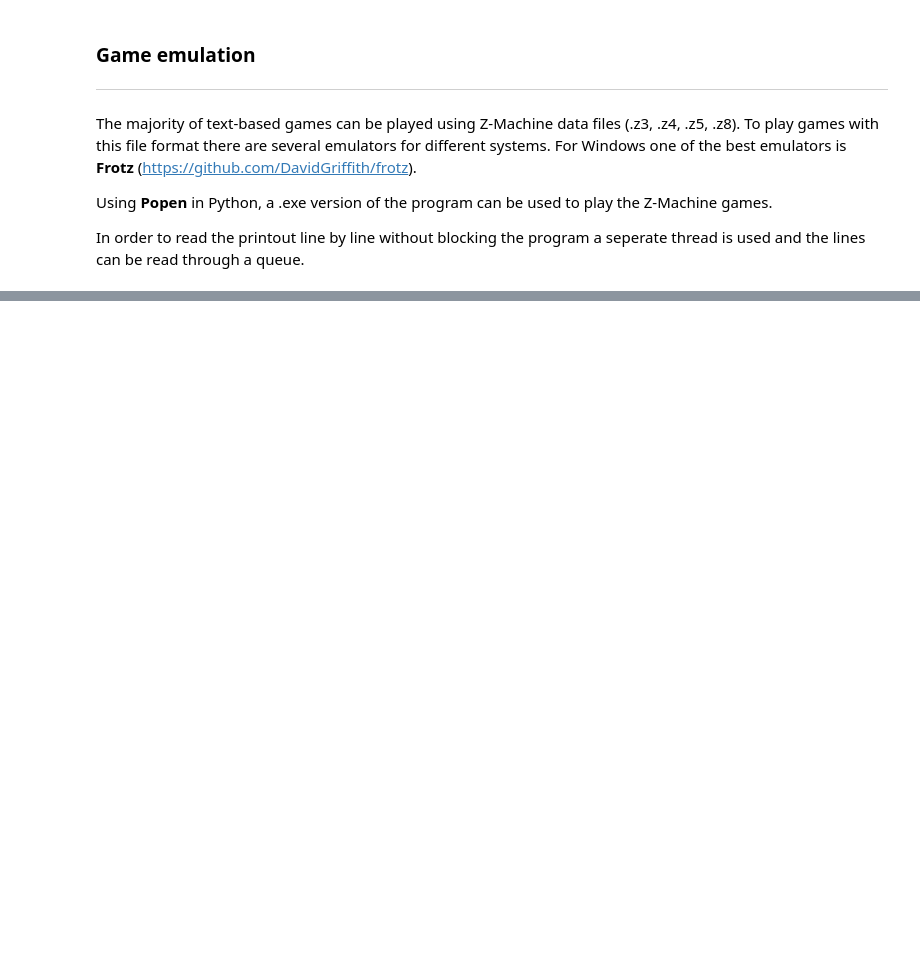
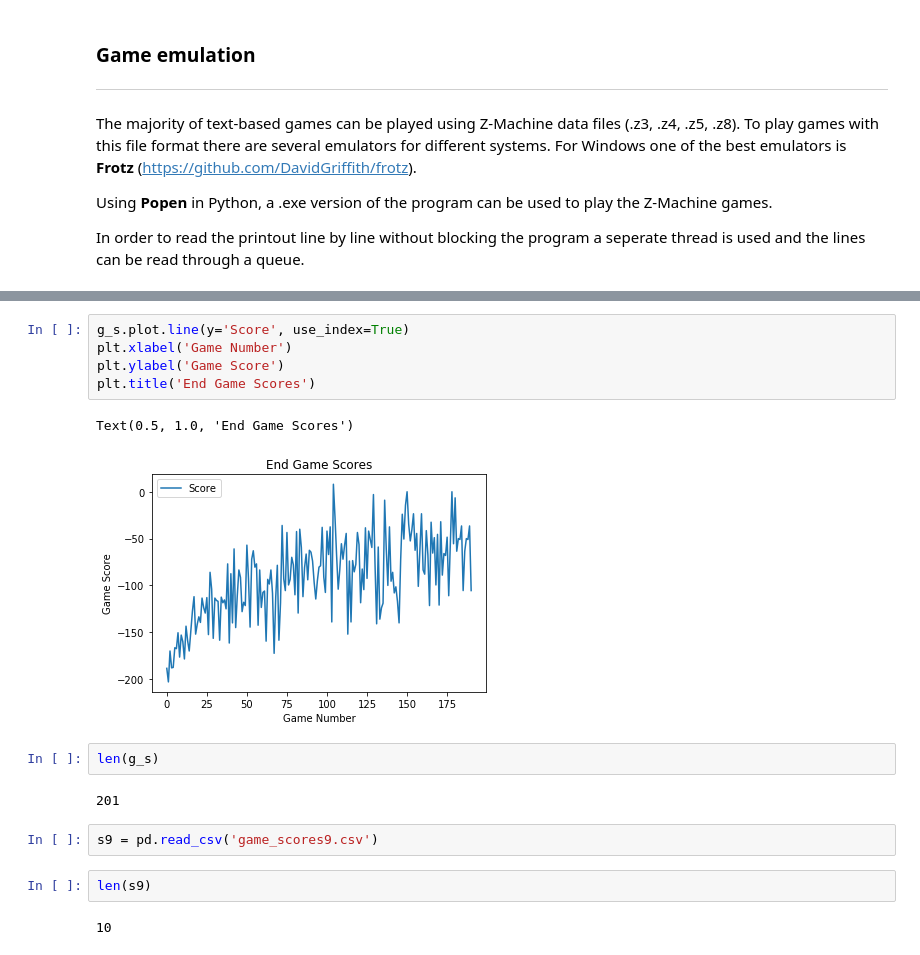
Before and after one commit to matthewsparr/Deep-Zork, a Jupyter notebook: ReadMe.ipynb, the cells around one changed output, grey strips where cells are left out. Cells and saved outputs as stored; diff of their text form; blank space fills up the shorter version.

```diff
--- a/ReadMe.ipynb
+++ b/ReadMe.ipynb
@@ -272,0 +400,18 @@ Epsilon decay of 0.99
+# %%
+g_s.plot.line(y='Score', use_index=True)
+plt.xlabel('Game Number')
+plt.ylabel('Game Score')
+plt.title('End Game Scores')
+# %% [output]
+Text(0.5, 1.0, 'End Game Scores')
+[figure, added]
+# %%
+len(g_s)
+# %% [output]
+201
+# %%
+s9 = pd.read_csv('game_scores9.csv')
+# %%
+len(s9)
+# %% [output]
+10
```
Also changed, not shown: parts of 33 cells of this notebook, 57 other files.
